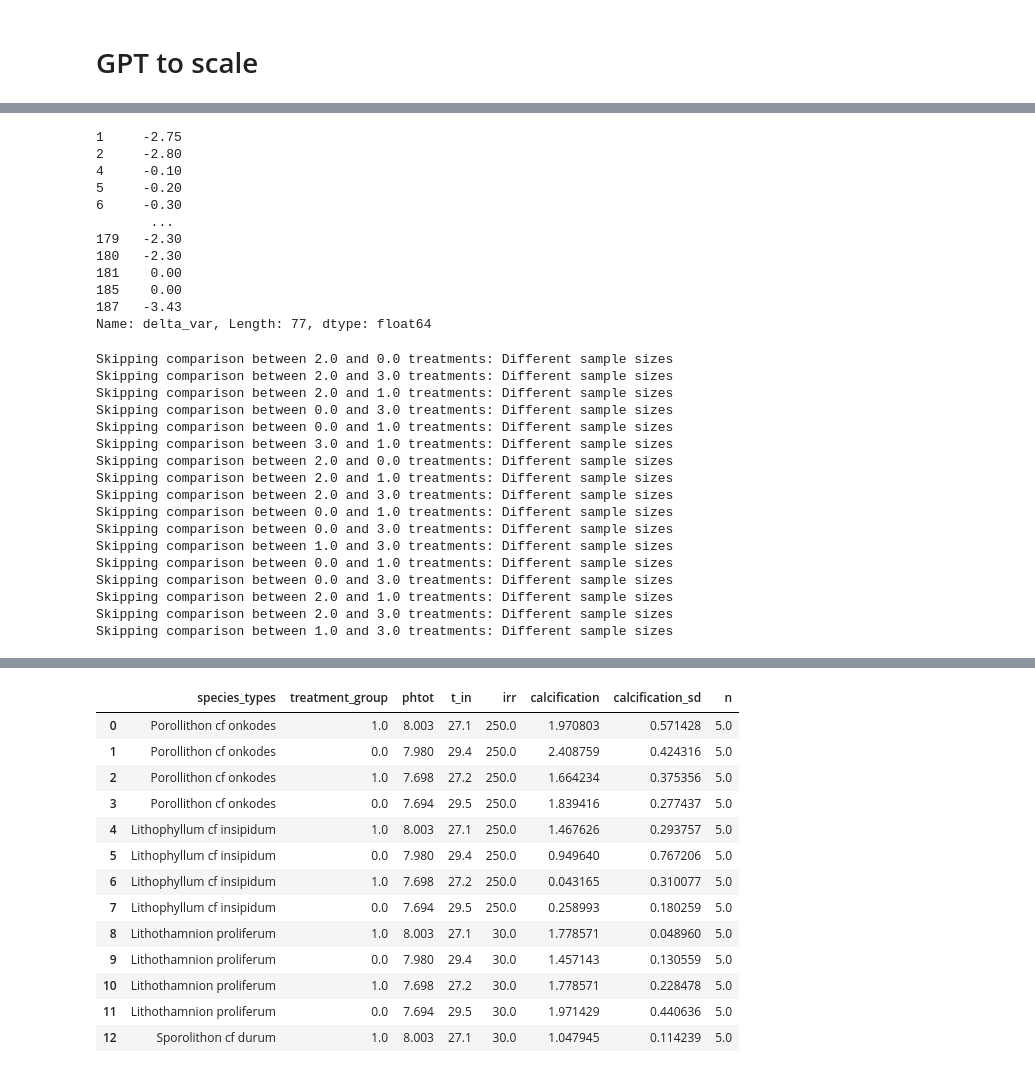
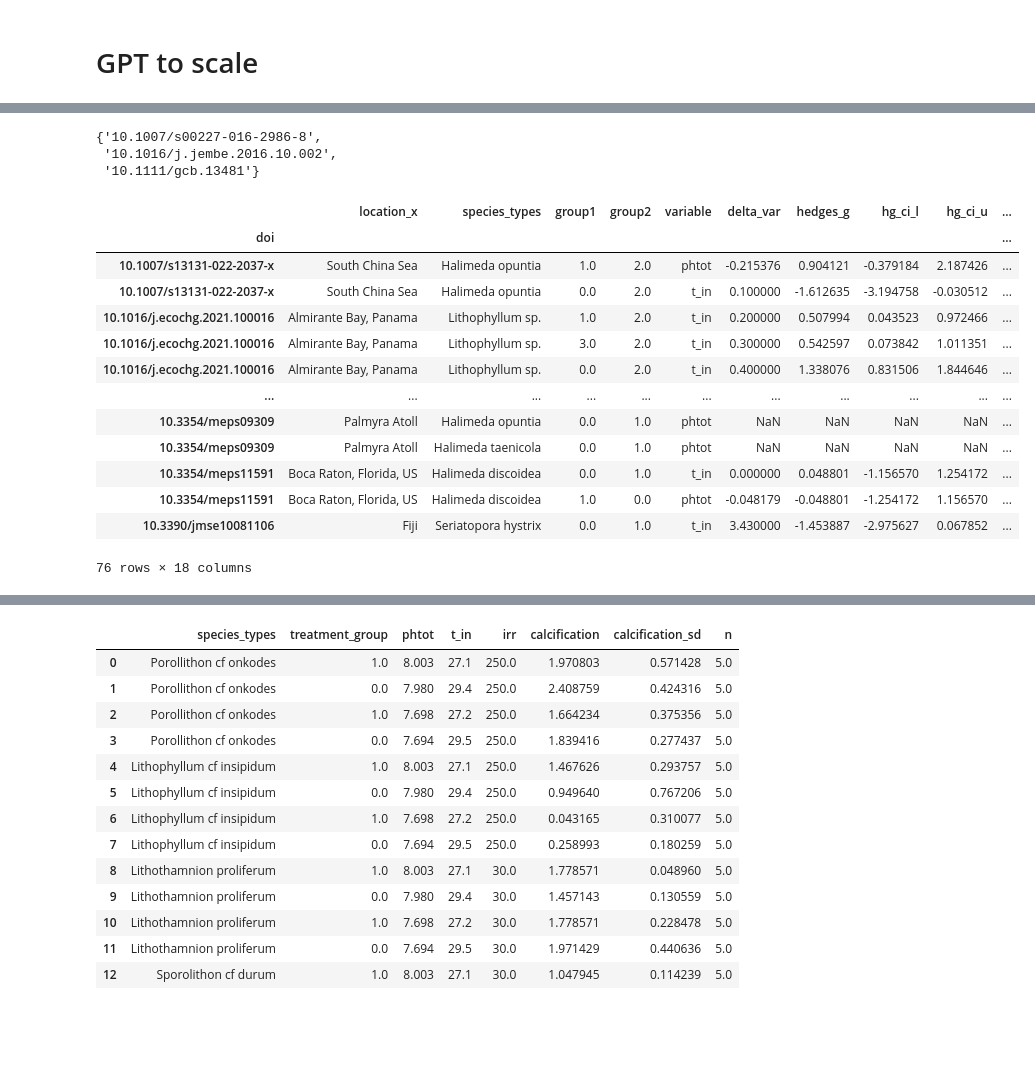
Before and after one commit to orlando-code/calc-rates, a Jupyter notebook: analysis.ipynb, the cells around one changed output, grey strips where cells are left out. Saved outputs shown, nothing was run; the diff lists cells and outputs as text; code cells hidden in the pictures; blank space fills up the shorter version.

```diff
--- a/analysis.ipynb
+++ b/analysis.ipynb
@@ -410,15 +374,0 @@ plt.tight_layout()
-# %%
-subset['delta_var']
-# %% [output]
-1     -2.75
-2     -2.80
-4     -0.10
-5     -0.20
-6     -0.30
-       ...
-179   -2.30
-180   -2.30
-181    0.00
-185    0.00
-187   -3.43
-Name: delta_var, Length: 77, dtype: float64
@@ -427,29 +375,23 @@ subset['delta_var']
-# %%
-study_df = carb_df.loc[carb_df["doi"] == "10.1038/s41598-022-06896-z"]
-# 1. assign treatment groups to each row
-study_df = cluster_treatments(study_df, independent_vars)
-
-# 2. identify control conditions (min_temp, max_pH)
-control_conditions = determine_control_conditions(study_df)
-
-# # 3. compute Hedges' g for each treatment group
-hedges_results = compute_hedges_g(study_df)
-# all_results.append(hedges_results)
-# %% [output]
-Skipping comparison between 2.0 and 0.0 treatments: Different sample sizes
-Skipping comparison between 2.0 and 3.0 treatments: Different sample sizes
-Skipping comparison between 2.0 and 1.0 treatments: Different sample sizes
-Skipping comparison between 0.0 and 3.0 treatments: Different sample sizes
-Skipping comparison between 0.0 and 1.0 treatments: Different sample sizes
-Skipping comparison between 3.0 and 1.0 treatments: Different sample sizes
-Skipping comparison between 2.0 and 0.0 treatments: Different sample sizes
-Skipping comparison between 2.0 and 1.0 treatments: Different sample sizes
-Skipping comparison between 2.0 and 3.0 treatments: Different sample sizes
-Skipping comparison between 0.0 and 1.0 treatments: Different sample sizes
-Skipping comparison between 0.0 and 3.0 treatments: Different sample sizes
-Skipping comparison between 1.0 and 3.0 treatments: Different sample sizes
-Skipping comparison between 0.0 and 1.0 treatments: Different sample sizes
-Skipping comparison between 0.0 and 3.0 treatments: Different sample sizes
-Skipping comparison between 2.0 and 1.0 treatments: Different sample sizes
-Skipping comparison between 2.0 and 3.0 treatments: Different sample sizes
-Skipping comparison between 1.0 and 3.0 treatments: Different sample sizes
+# %%
+set(results_df.index) - set(climatology_df.index)
+# %% [output]
+{'10.1007/s00227-016-2986-8',
+ '10.1016/j.jembe.2016.10.002',
+ '10.1111/gcb.13481'}
+# %%
+results_df.merge(climatology_df, left_index=True, right_index=True)
+# %% [output]
+|  | location_x | species_types | group1 | group2 | variable | delta_var | hedges_g | hg_ci_l | hg_ci_u | ... |
+| doi |  |  |  |  |  |  |  |  |  | ... |
+| 10.1007/s13131-022-2037-x | South China Sea | Halimeda opuntia | 1.0 | 2.0 | phtot | -0.215376 | 0.904121 | -0.379184 | 2.187426 | ... |
+| 10.1007/s13131-022-2037-x | South China Sea | Halimeda opuntia | 0.0 | 2.0 | t_in | 0.100000 | -1.612635 | -3.194758 | -0.030512 | ... |
+| 10.1016/j.ecochg.2021.100016 | Almirante Bay, Panama | Lithophyllum sp. | 1.0 | 2.0 | t_in | 0.200000 | 0.507994 | 0.043523 | 0.972466 | ... |
+| 10.1016/j.ecochg.2021.100016 | Almirante Bay, Panama | Lithophyllum sp. | 3.0 | 2.0 | t_in | 0.300000 | 0.542597 | 0.073842 | 1.011351 | ... |
+| 10.1016/j.ecochg.2021.100016 | Almirante Bay, Panama | Lithophyllum sp. | 0.0 | 2.0 | t_in | 0.400000 | 1.338076 | 0.831506 | 1.844646 | ... |
+| ... | ... | ... | ... | ... | ... | ... | ... | ... | ... | ... |
+| 10.3354/meps09309 | Palmyra Atoll | Halimeda opuntia | 0.0 | 1.0 | phtot | NaN | NaN | NaN | NaN | ... |
+| 10.3354/meps09309 | Palmyra Atoll | Halimeda taenicola | 0.0 | 1.0 | phtot | NaN | NaN | NaN | NaN | ... |
+| 10.3354/meps11591 | Boca Raton, Florida, US | Halimeda discoidea | 0.0 | 1.0 | t_in | 0.000000 | 0.048801 | -1.156570 | 1.254172 | ... |
+| 10.3354/meps11591 | Boca Raton, Florida, US | Halimeda discoidea | 1.0 | 0.0 | phtot | -0.048179 | -0.048801 | -1.254172 | 1.156570 | ... |
+| 10.3390/jmse10081106 | Fiji | Seriatopora hystrix | 0.0 | 1.0 | t_in | 3.430000 | -1.453887 | -2.975627 | 0.067852 | ... |
+76 rows × 18 columns
```
Also changed, not shown: parts of 20 cells of this notebook, 1 other file.
